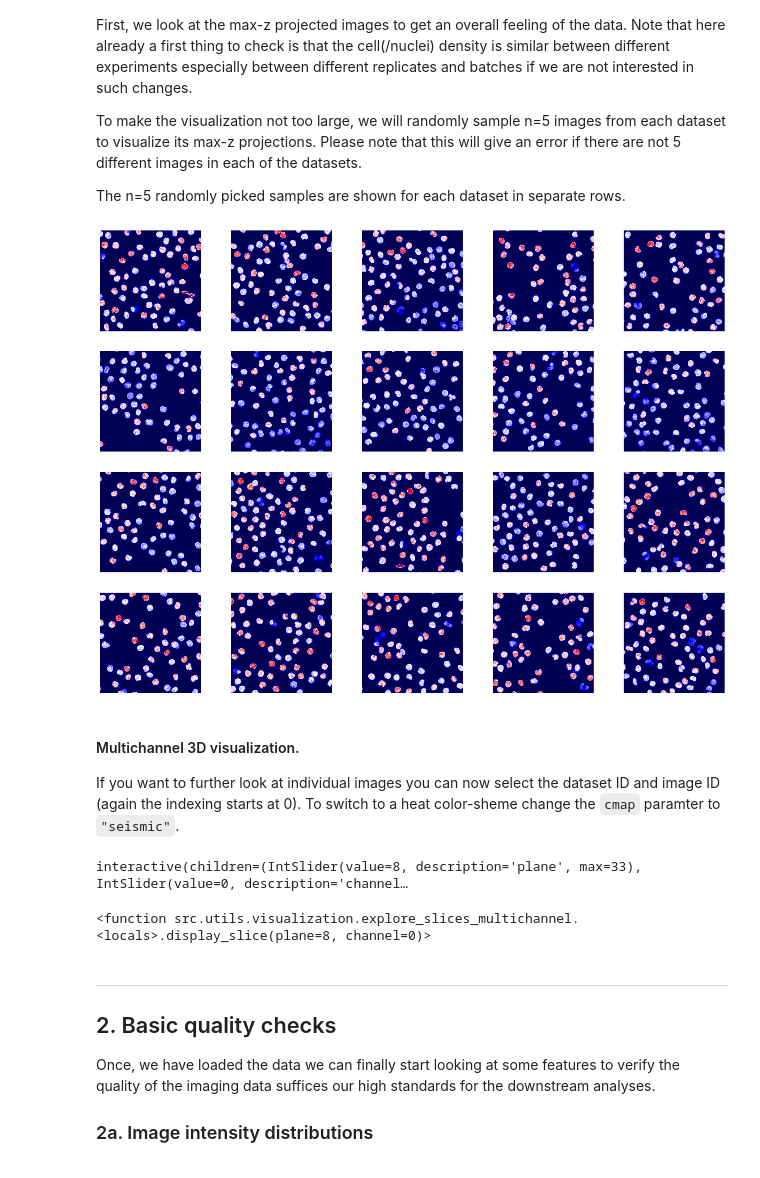
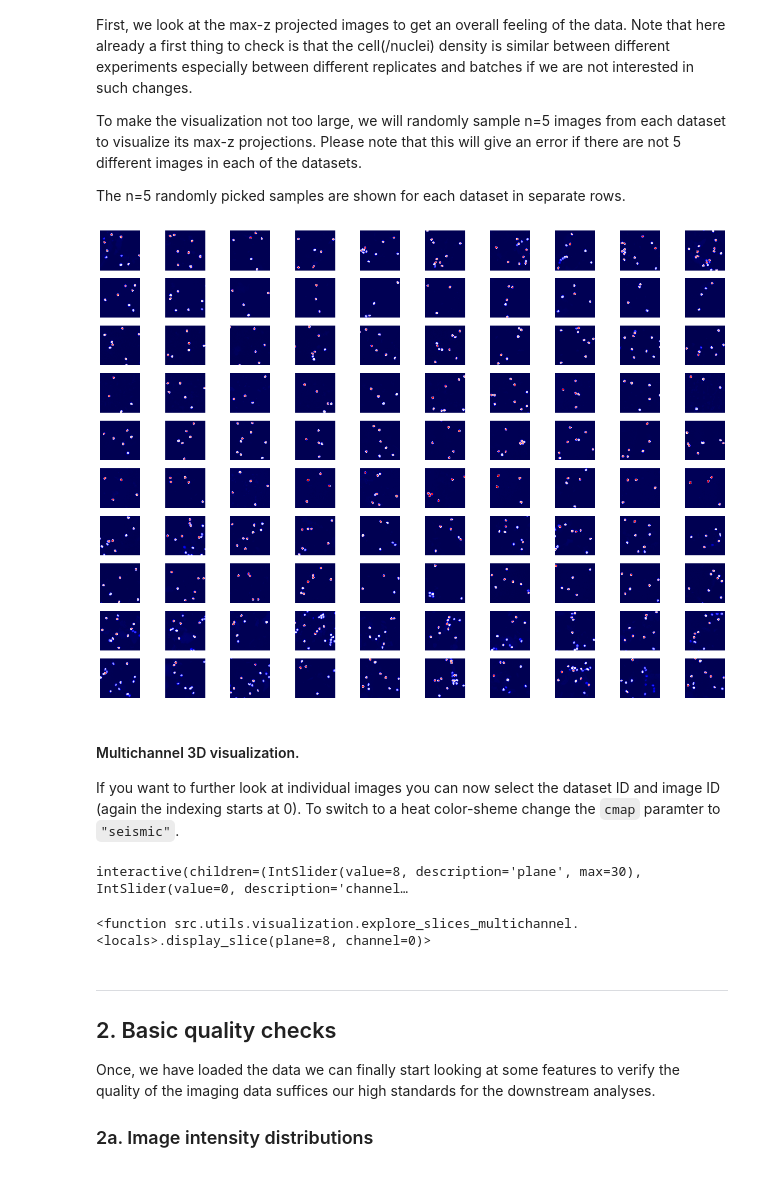
Before and after one commit to GVS-Lab/immune_cell_project, a Jupyter notebook: notebooks/qc/image_quality_check.ipynb, the cells around one changed output. Cells and saved outputs as stored; diff of their text form; code cells hidden in the pictures.

```diff
--- a/notebooks/qc/image_quality_check.ipynb
+++ b/notebooks/qc/image_quality_check.ipynb
@@ -47,7 +47,7 @@ We also define a number of functions that will help us later on.
 # %%
 def load_datasets(data_dirs):
     datasets = []
-    for i in range(len(data_dirs)):
+    for i in tqdm(range(len(data_dirs))):
         file_names = get_file_list(data_dirs[i])
         dataset = []
         for file_name in file_names:
@@ -277,9 +283,9 @@ To make the visualization not too large, we will randomly sample n=5 images from
 
 The n=5 randomly picked samples are shown for each dataset in separate rows.
 # %%
-fig, ax = visualize_datasets_max_z(datasets[:6], channel_id=channel_id, n=5)
+fig, ax = visualize_datasets_max_z(datasets[:10], channel_id=channel_id, n=10)
 # %% [output]
-[figure, old version]
+[figure, new version]
 # %% [markdown]
 #### Multichannel 3D visualization.
 
@@ -290,7 +296,7 @@ image_id = 5
 
 explore_slices_multichannel(datasets[dataset_id][image_id], cmap="viridis")
 # %% [output]
-interactive(children=(IntSlider(value=8, description='plane', max=33), IntSlider(value=0, description='channel…
+interactive(children=(IntSlider(value=8, description='plane', max=30), IntSlider(value=0, description='channel…
 <function src.utils.visualization.explore_slices_multichannel.<locals>.display_slice(plane=8, channel=0)>
 # %% [markdown]
 ---
```
Also changed, not shown: parts of 13 cells of this notebook, 4 other files.
